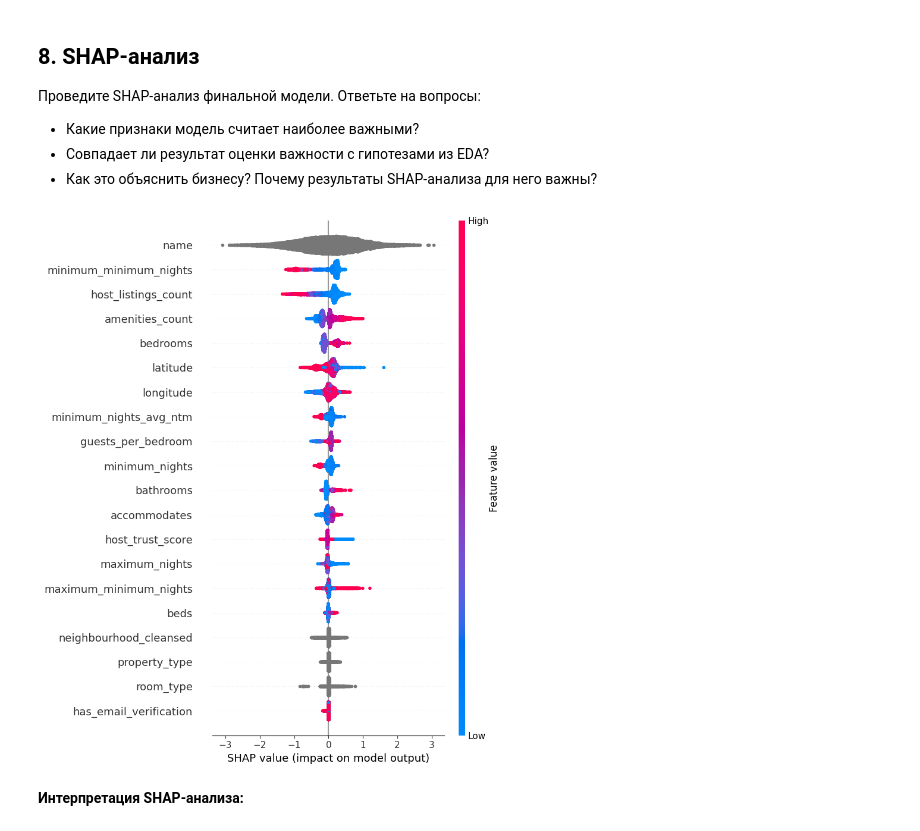
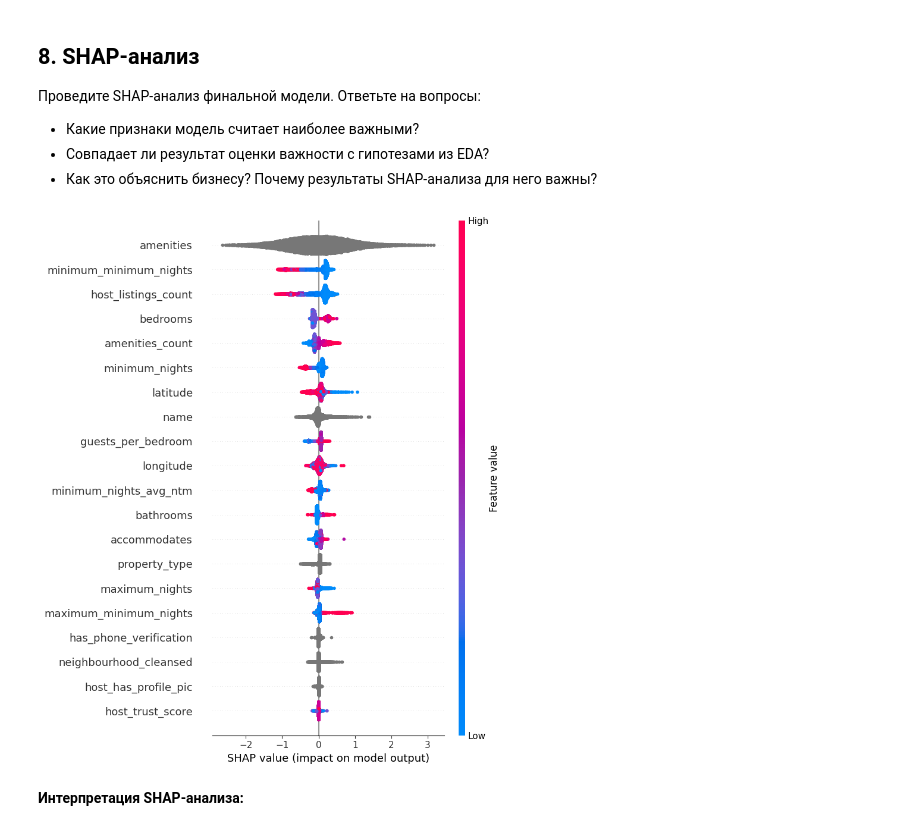
Before and after one commit to ppartsei/Property_Market_Prediction, a Jupyter notebook: model_experiments.ipynb, the cells around one changed output. Drawn from its saved outputs; the diff is of its cells as text; code cells hidden in the pictures.

```diff
--- a/model_experiments.ipynb
+++ b/model_experiments.ipynb
@@ -346,7 +627,7 @@ ROC-AUC:                        0.7641
 # Инициализируем и обучаем CatBoostClassifier
 model = CatBoostClassifier(random_seed=42, verbose=False, scale_pos_weight=2.5)
 
-model.fit(train_pool, eval_set=val_pool)
+model.fit(train_pool, eval_set=val_pool, early_stopping_rounds=100)
 
 # Получаем предсказания и считаем метрики
 y_pred = model.predict(val_pool)
@@ -378,7 +659,7 @@ model = CatBoostClassifier(
     random_seed=42,
     verbose=False)
 
-model.fit(train_pool, eval_set=val_pool)
+model.fit(train_pool, eval_set=val_pool, early_stopping_rounds=100)
 
 # Получаем предсказания и считаем метрики
 y_pred = model.predict(val_pool)
@@ -460,19 +718,3 @@ ROC-AUC:                        0.8137
 Добавление продвинутой обработки текста (text_processing) и мягкой балансировки (scale_pos_weight=1.5) позволило модели найти компромисс между точностью и полнотой. За счёт генерации биграмм и триграмм ROC-AUC поднялся до высокого уровня 0.8137, подтверждая, что алгоритм стал намного лучше понимать контекст названий и описаний жилья. Хотя главная метрика Precision снизилась до 0.5410, охват целевого класса (Recall) вырос в два раза — до 0.3391, что делает данную конфигурацию наиболее сбалансированной и устойчивой для практического применения.
 # %% [markdown]
 Проверяем как отработает модель "из коробки" только с предобработкой текстовых признаков.
-# %%
-# Эксперимент 6
-# Инициализируем модель с новыми параметрами для максимизации Precision
-model = CatBoostClassifier(random_seed=42, text_processing=text_processing_config, verbose=False)
-
-model.fit(train_pool, eval_set=val_pool)
-
-# Получаем предсказания и считаем метрики
-y_pred = model.predict(val_pool)
-y_proba = model.predict_proba(val_pool)[:, 1]
-
-print("\n--- Результаты CatBoost 'из коробки' c продвинутой обработкой текста ---")
-print(f"Главная метрика -> Precision: {precision_score(y_val, y_pred):.4f}")
-print(f"Recall:                         {recall_score(y_val, y_pred):.4f}")
-print(f"F1-Score:                       {f1_score(y_val, y_pred):.4f}")
-print(f"ROC-AUC:                        {roc_auc_score(y_val, y_proba):.4f}")
@@ -551,7 +786,7 @@ for key, value in study.best_params.items():
 best_model = CatBoostClassifier(
     iterations=1000,
     loss_function="Logloss",
-    text_processing=text_processing_config,
+    verbose=False,
     random_seed=42,
     **study.best_params,  # Распаковываем лучшие параметры от Optuna
 )
@@ -791,21 +1149,21 @@ ROC-AUC:                        0.8167
 # %%
 #  Заставляем CatBoost рассчитать SHAP-значения для тестового пула
 shap_matrix = best_model.get_feature_importance(test_pool, type="ShapValues")
 
 #  Отделяем SHAP-значения от базового смещения (последний столбец матрицы)
 shap_values = shap_matrix[:, :-1]
 
 #  Извлекаем правильные имена признаков из атрибута модели
 feature_names = best_model.feature_names_
 
 #  Строим классический summary_plot
 shap.summary_plot(
     shap_values,
-    X_test[all_features],  # оригинальный датафрейм для цветовой шкалы (синий/красный)
+    X_test_f[all_features],   # ← используем подготовленный датафрейм
     feature_names=feature_names,
     max_display=20)
 # %% [output]
-[figure, old version]
+[figure, new version]
 # %% [markdown]
 **Интерпретация SHAP-анализа:**
 # %% [markdown]
```
Also changed, not shown: parts of 24 cells of this notebook, 7 other files.
